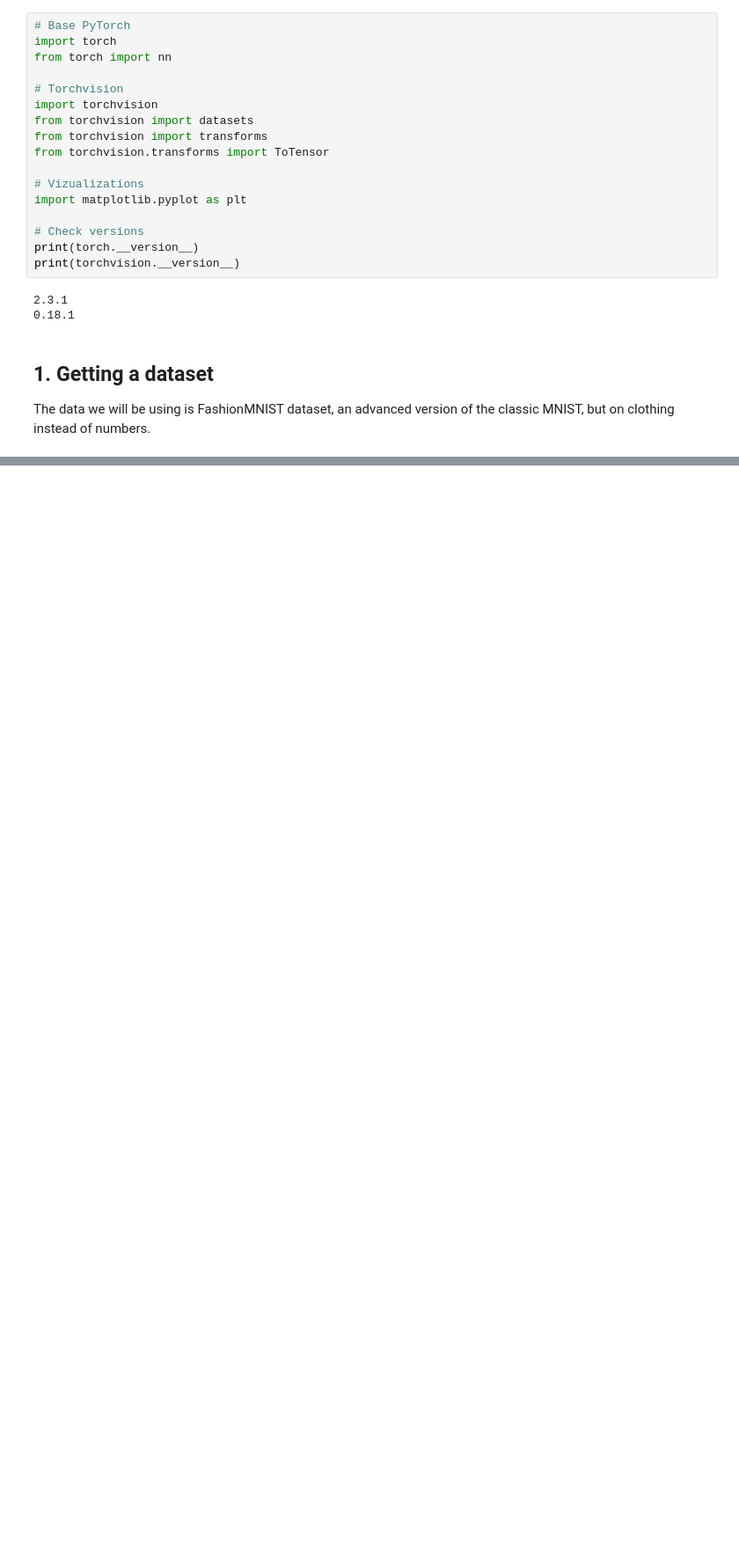
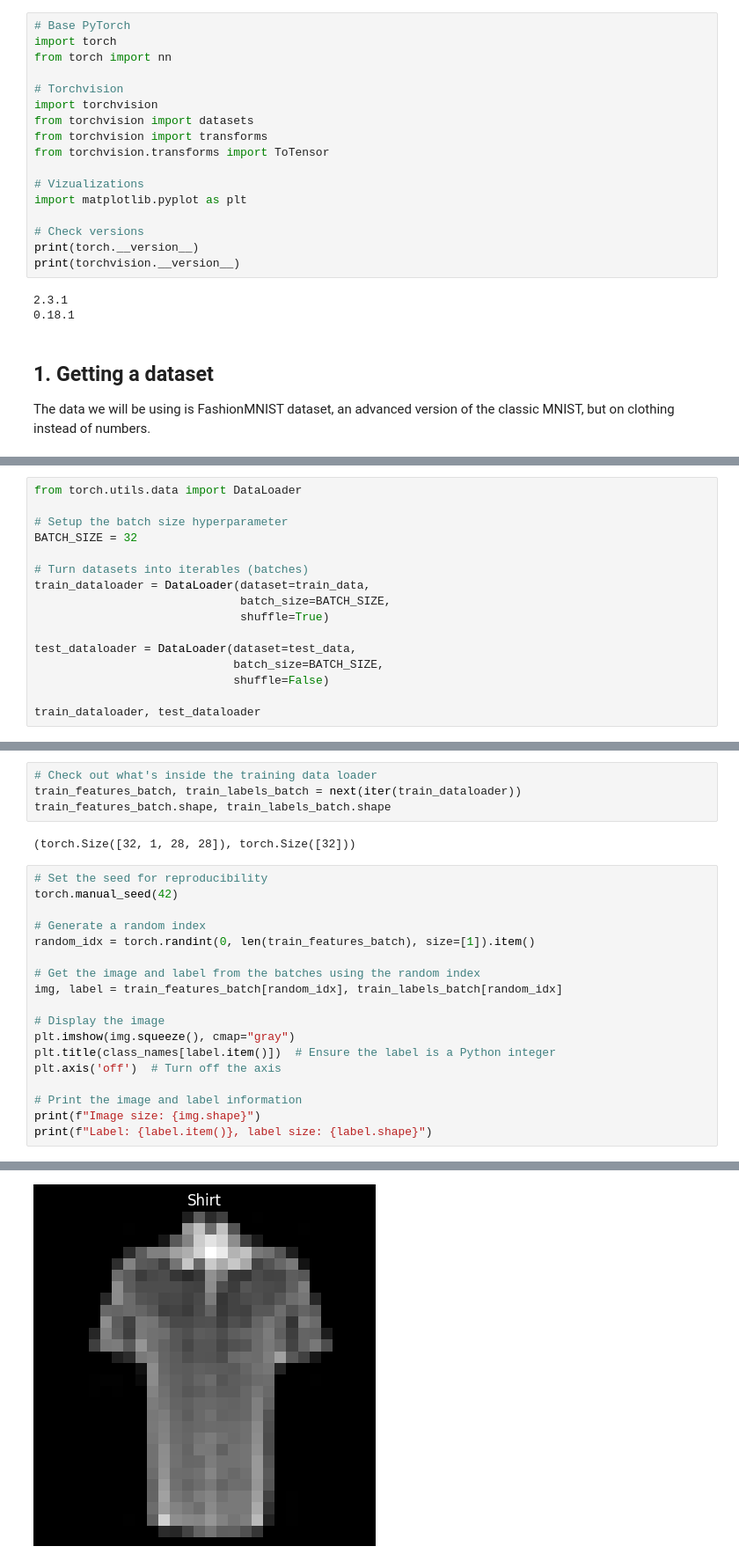
Before and after one commit to muhammadanas0716/PyTorch-ZTM, a Jupyter notebook: 04 - Computer Vision PyTorch.ipynb, the cells around one changed output, grey strips where cells are left out. Shown at 88% size. Saved outputs shown, nothing was run; the diff lists cells and outputs as text; blank space fills up the shorter version.

```diff
--- a/04 - Computer Vision PyTorch.ipynb
+++ b/04 - Computer Vision PyTorch.ipynb
@@ -74,0 +163,16 @@ Extracting data/FashionMNIST/raw/t10k-labels-idx1-ubyte.gz to data/FashionMNIST/
+# %%
+from torch.utils.data import DataLoader
+
+# Setup the batch size hyperparameter
+BATCH_SIZE = 32
+
+# Turn datasets into iterables (batches)
+train_dataloader = DataLoader(dataset=train_data,
+                              batch_size=BATCH_SIZE,
+                              shuffle=True)
+
+test_dataloader = DataLoader(dataset=test_data,
+                             batch_size=BATCH_SIZE,
+                             shuffle=False)
+
+train_dataloader, test_dataloader
@@ -74,0 +191,25 @@ Extracting data/FashionMNIST/raw/t10k-labels-idx1-ubyte.gz to data/FashionMNIST/
+# %%
+# Check out what's inside the training data loader
+train_features_batch, train_labels_batch = next(iter(train_dataloader))
+train_features_batch.shape, train_labels_batch.shape
+# %% [output]
+(torch.Size([32, 1, 28, 28]), torch.Size([32]))
+# %%
+# Set the seed for reproducibility
+torch.manual_seed(42)
+
+# Generate a random index
+random_idx = torch.randint(0, len(train_features_batch), size=[1]).item()
+
+# Get the image and label from the batches using the random index
+img, label = train_features_batch[random_idx], train_labels_batch[random_idx]
+
+# Display the image
+plt.imshow(img.squeeze(), cmap="gray")
+plt.title(class_names[label.item()])  # Ensure the label is a Python integer
+plt.axis('off')  # Turn off the axis
+
+# Print the image and label information
+print(f"Image size: {img.shape}")
+print(f"Label: {label.item()}, label size: {label.shape}")
+# %% [output]
@@ -74,0 +218 @@ Extracting data/FashionMNIST/raw/t10k-labels-idx1-ubyte.gz to data/FashionMNIST/
+[figure, added]
```
Also changed, not shown: parts of 15 cells of this notebook.
